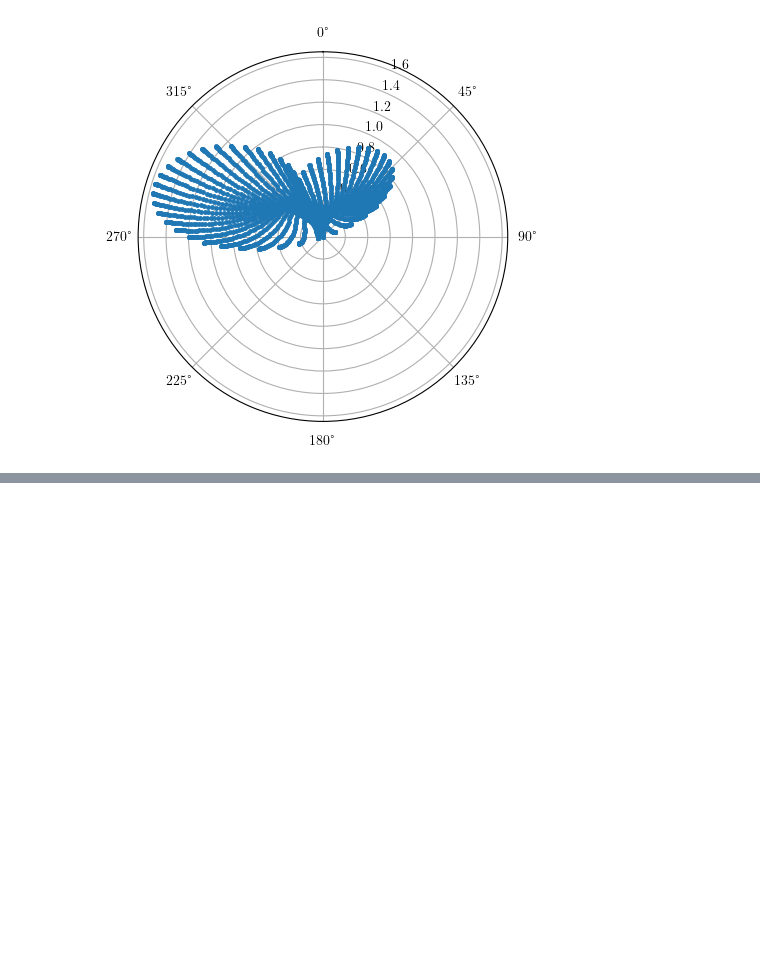
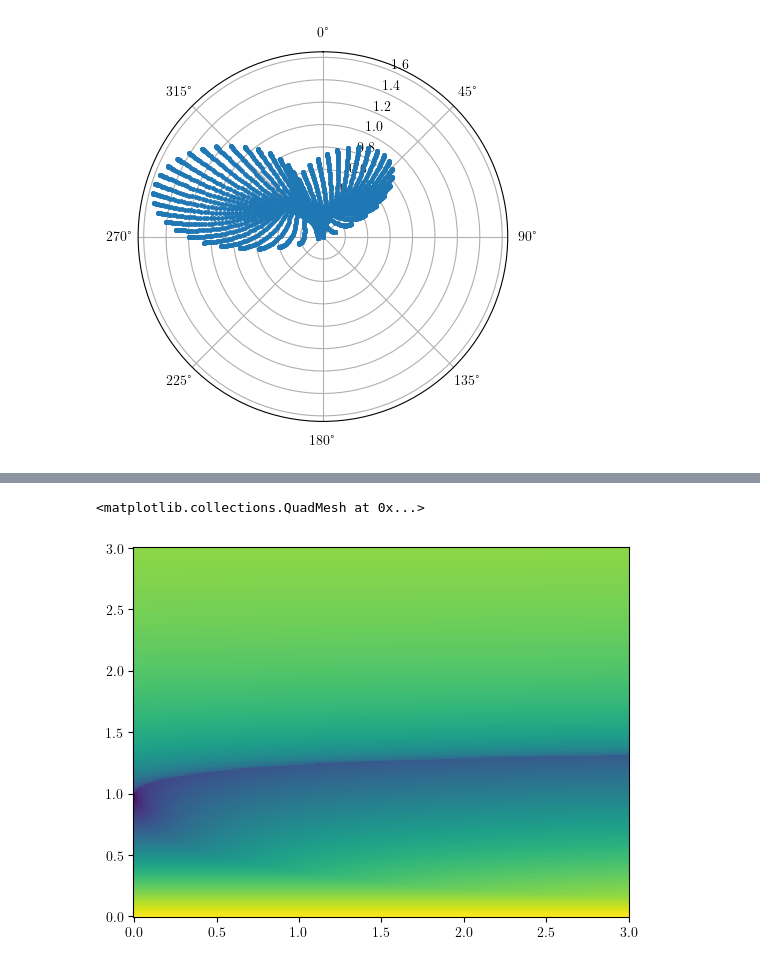
Before and after one commit to svrnzn/quantum-zeni, a Jupyter notebook: notebooks/diagonalisation.ipynb, the cells around one changed output, grey strips where cells are left out. Drawn from its saved outputs; the diff is of its cells as text; code cells hidden in the pictures; blank space fills up the shorter version.

```diff
--- a/notebooks/diagonalisation.ipynb
+++ b/notebooks/diagonalisation.ipynb
@@ -235,0 +241,5 @@ plt.gca().set_theta_zero_location('N')
+# %%
+max_eiva_imag = np.zeros( (NLMBD, NLMBD) )
+for i, row in enumerate(eigvals_2):
+    for j, eiv in enumerate(row):
+        max_eiva_imag[i, j] = (eiv.imag).max()
@@ -235,0 +262,5 @@ plt.gca().set_theta_zero_location('N')
+# %%
+plt.pcolormesh(lmbd_2_list, lmbd_1_list, max_eiva_imag.T)
+# %% [output]
+<matplotlib.collections.QuadMesh at 0x...>
+[figure, added]
```
Also changed, not shown: parts of 27 cells of this notebook, 3 other files.
